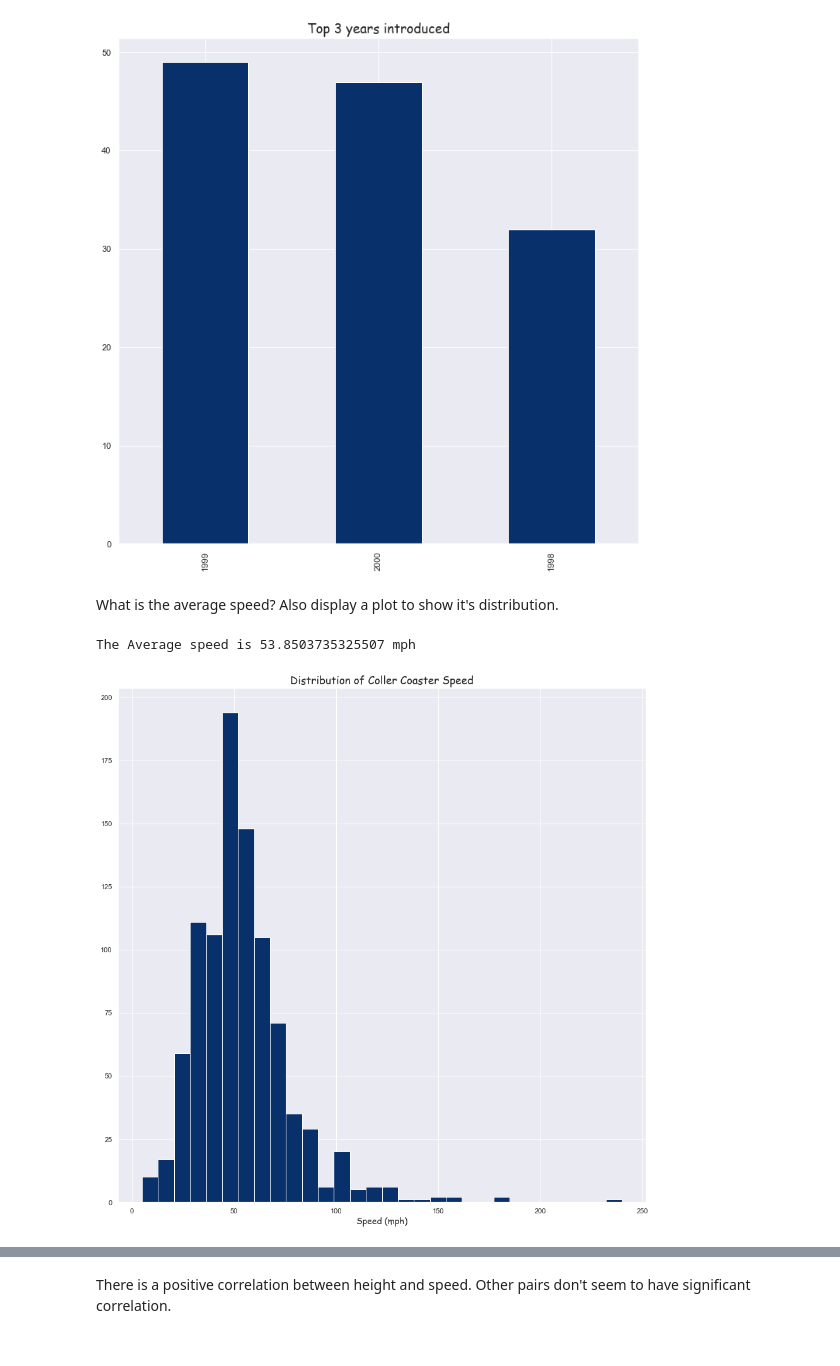
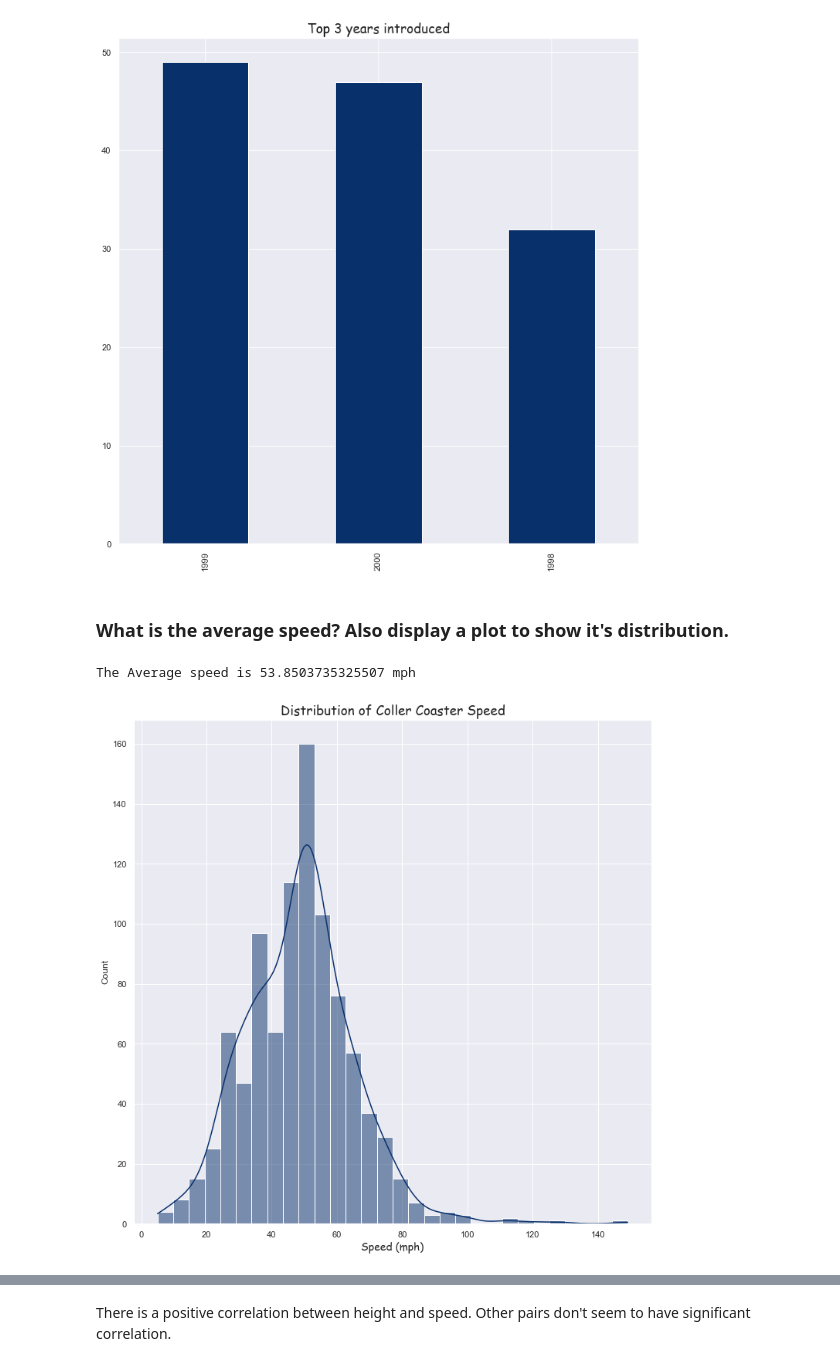
Before and after one commit to joshuaati/python_practice, a Jupyter notebook: 4 Data in Motion Challange/Week 7 pandas.ipynb, the cells around one changed output, grey strips where cells are left out. Cells and saved outputs as stored; diff of their text form; code cells hidden in the pictures.

Commit message:
Adjusted Plots

```diff
--- a/4 Data in Motion Challange/Week 7 pandas.ipynb
+++ b/4 Data in Motion Challange/Week 7 pandas.ipynb
@@ -119,7 +118,7 @@ plt.title('Top 3 years introduced', fontdict=title_font);
 # %% [output]
 [figure]
 # %% [markdown]
-What is the average speed? Also display a plot to show it's distribution.
+### What is the average speed? Also display a plot to show it's distribution.
 # %%
 # getting the average speed
 average_speed = week7['speed1_value'].mean()
@@ -128,9 +127,9 @@ print(f'The Average speed is {average_speed} mph')
 The Average speed is 53.8503735325507 mph
 # %%
 # histogram showing the distribution of roller coaster speed
-plt.hist(week7['speed1_value'], bins=30, color=plot_color)
+sns.histplot(week7['Speed_mph'], color=plot_color, kde=True, bins=30)
 plt.title("Distribution of Coller Coaster Speed", fontdict=title_font)
 plt.xlabel('Speed (mph)', fontdict=label_font);
 # %% [output]
-[figure, old version]
+[figure, new version]
 # %% [markdown]
```
Also changed, not shown: parts of 19 cells of this notebook.
